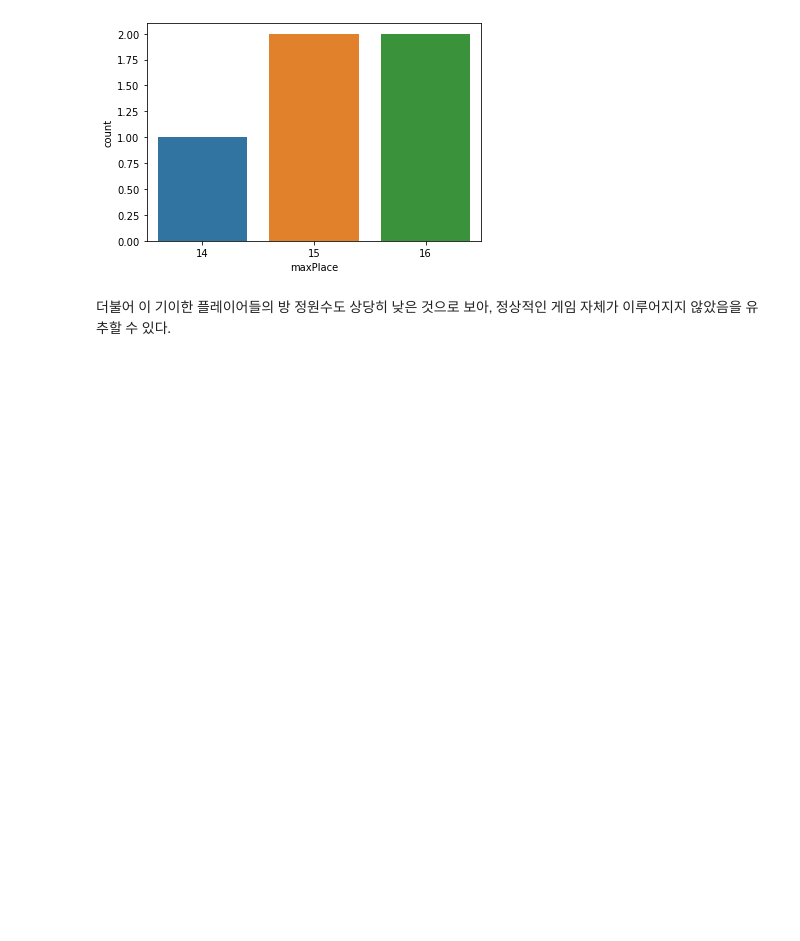
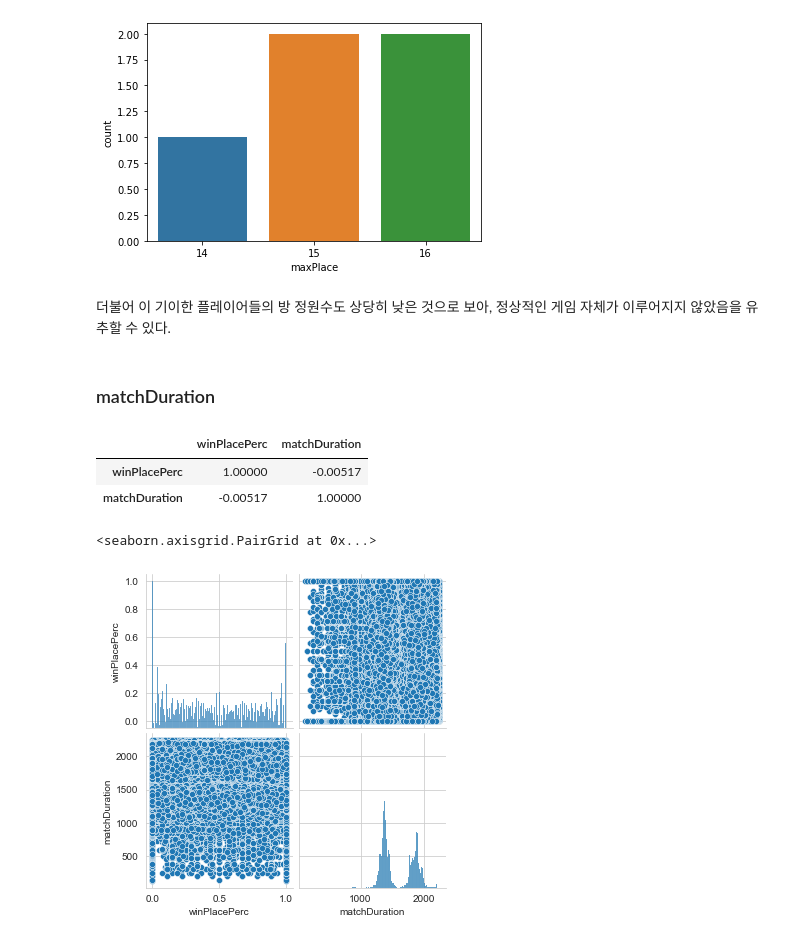
Before and after one commit to Modelling-project/pubg_modelling, a Jupyter notebook: PUBG_EDA_Final.ipynb, the cells around one changed output. Saved outputs shown, nothing was run; the diff lists cells and outputs as text; code cells hidden in the pictures; blank space fills up the shorter version.

```diff
--- a/PUBG_EDA_Final.ipynb
+++ b/PUBG_EDA_Final.ipynb
@@ -1376,3 +1380,16 @@ sns.countplot(data = train, x = train[(train.winPlacePerc==0)&(train.heals>10)&(
 [figure]
 # %% [markdown]
 더불어 이 기이한 플레이어들의 방 정원수도 상당히 낮은 것으로 보아, 정상적인 게임 자체가 이루어지지 않았음을 유추할 수 있다.
+# %% [markdown]
+### matchDuration
+# %%
+train[['winPlacePerc','matchDuration']].corr()
+# %% [output]
+|  | winPlacePerc | matchDuration |
+| winPlacePerc | 1.00000 | -0.00517 |
+| matchDuration | -0.00517 | 1.00000 |
+# %%
+sns.pairplot(train[['winPlacePerc', 'matchDuration']])
+# %% [output]
+<seaborn.axisgrid.PairGrid at 0x...>
+[figure, added]
```
Also changed, not shown: parts of 17 cells of this notebook.
